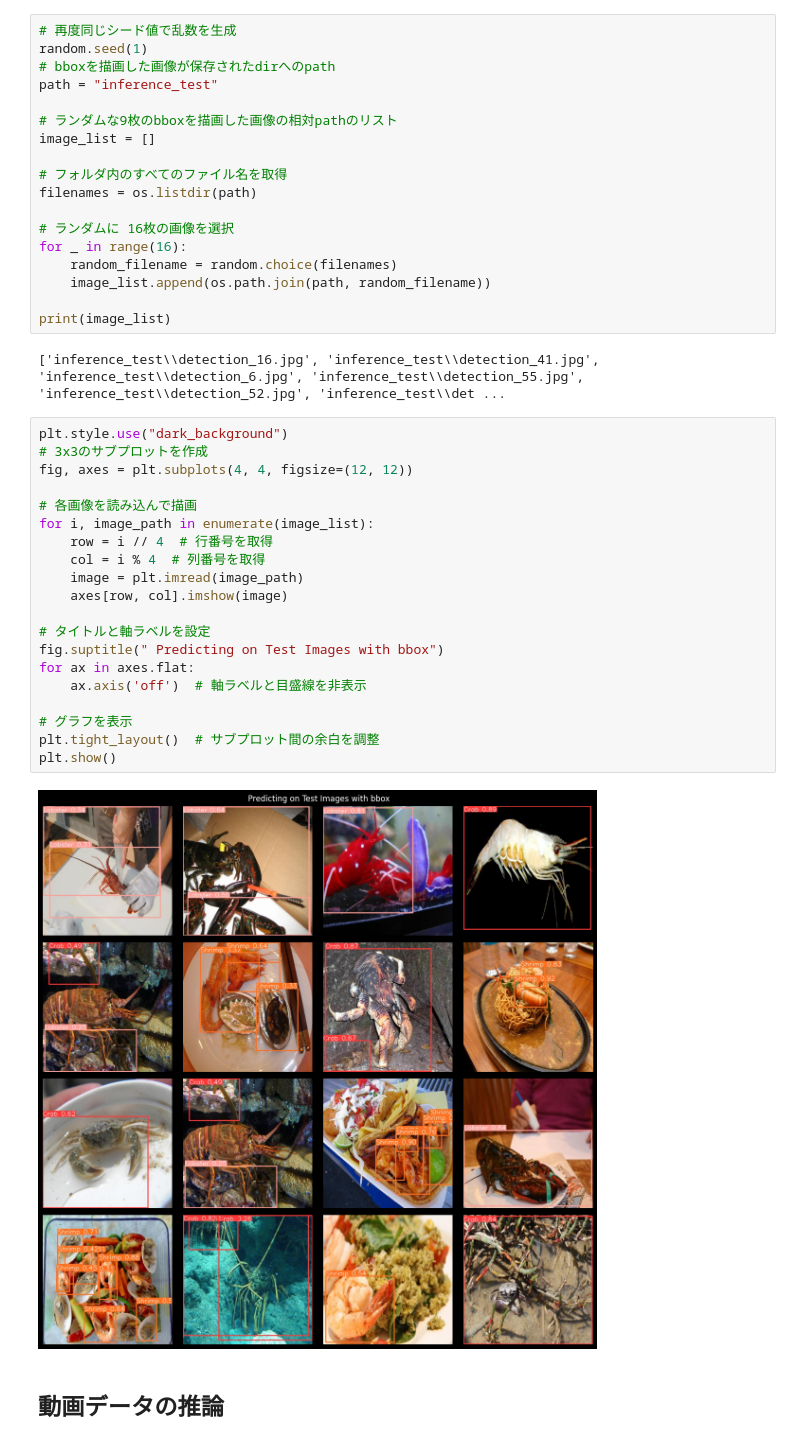
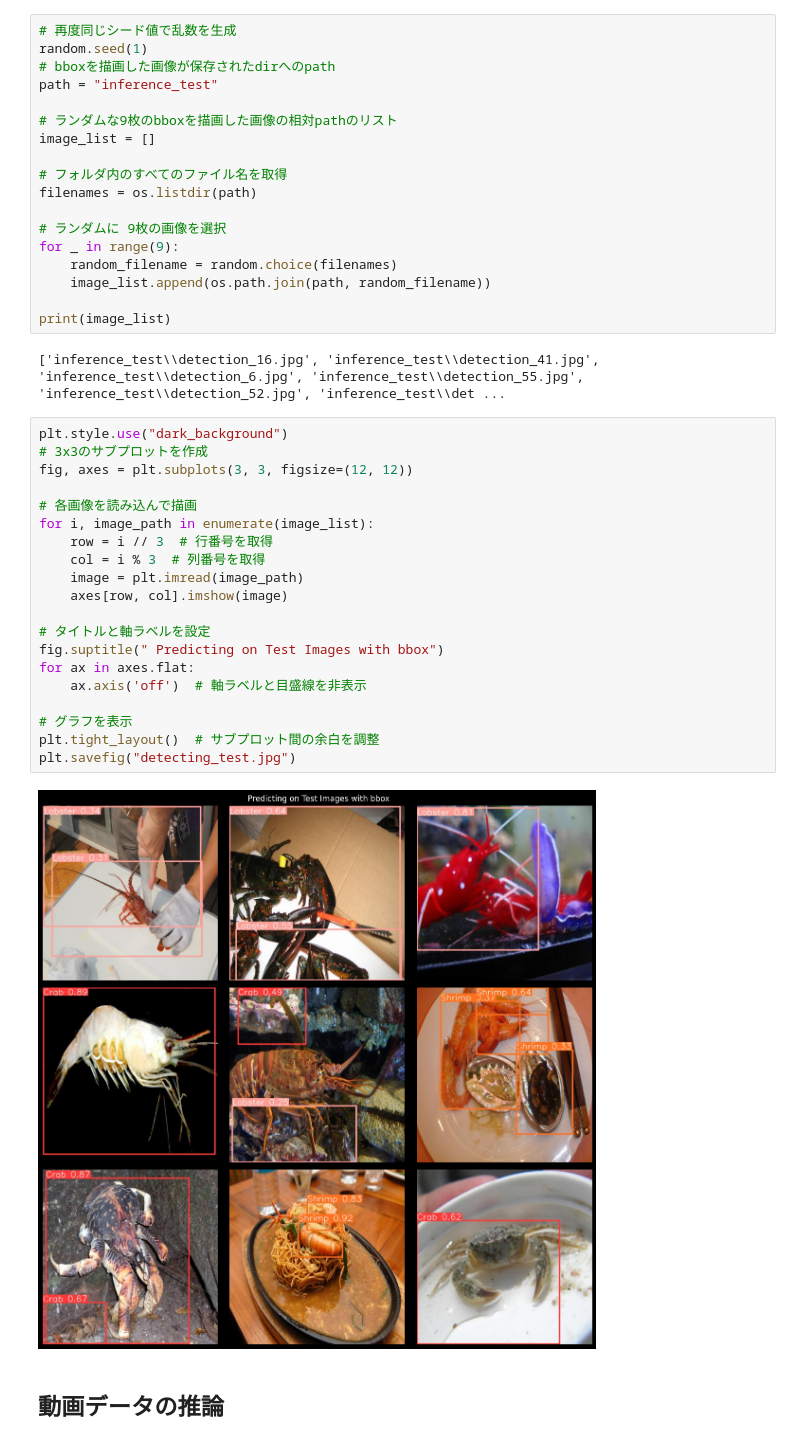
Before and after one commit to gan0606/shellfish_v2, a Jupyter notebook: 05_inference.ipynb, the cells around one changed output. Cells and saved outputs as stored; diff of their text form.

```diff
--- a/05_inference.ipynb
+++ b/05_inference.ipynb
@@ -73,8 +73,8 @@ image_list = []
 # フォルダ内のすべてのファイル名を取得
 filenames = os.listdir(path)
 
-# ランダムに 16枚の画像を選択
-for _ in range(16):
+# ランダムに 9枚の画像を選択
+for _ in range(9):
     random_filename = random.choice(filenames)
     image_list.append(os.path.join(path, random_filename))
 
@@ -84,25 +84,25 @@ print(image_list)
 # %%
 plt.style.use("dark_background")
 # 3x3のサブプロットを作成
-fig, axes = plt.subplots(4, 4, figsize=(12, 12))
+fig, axes = plt.subplots(3, 3, figsize=(12, 12))
 
 # 各画像を読み込んで描画
 for i, image_path in enumerate(image_list):
-    row = i // 4  # 行番号を取得
-    col = i % 4  # 列番号を取得
+    row = i // 3  # 行番号を取得
+    col = i % 3  # 列番号を取得
     image = plt.imread(image_path)
     axes[row, col].imshow(image)
 
 # タイトルと軸ラベルを設定
 fig.suptitle(" Predicting on Test Images with bbox")
 for ax in axes.flat:
     ax.axis('off')  # 軸ラベルと目盛線を非表示
 
 # グラフを表示
 plt.tight_layout()  # サブプロット間の余白を調整
-plt.show()
+plt.savefig("detecting_test.jpg")
 # %% [output]
-[figure, old version]
+[figure, new version]
 # %% [markdown]
 ## 動画データの推論
 # %%
```
Also changed, not shown: parts of 1 cell of this notebook, 4 other files.
